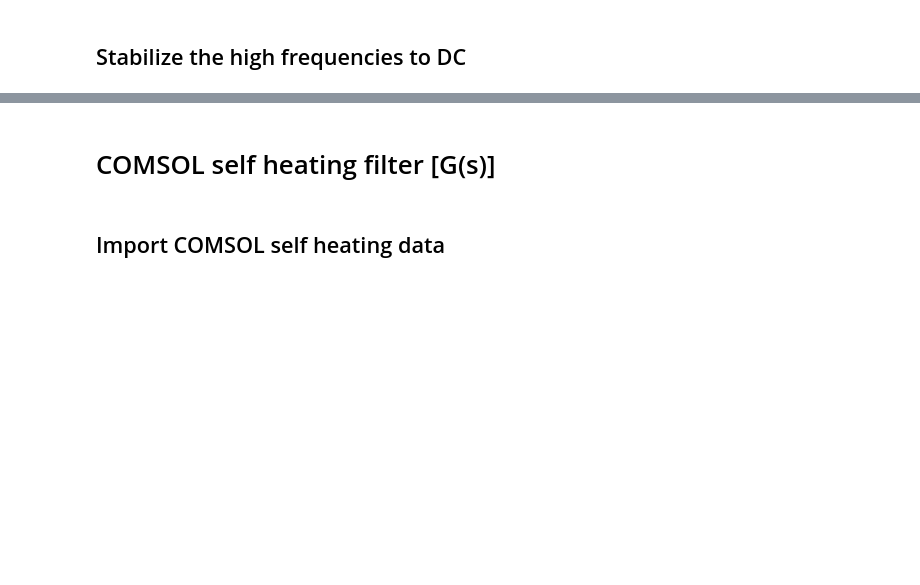
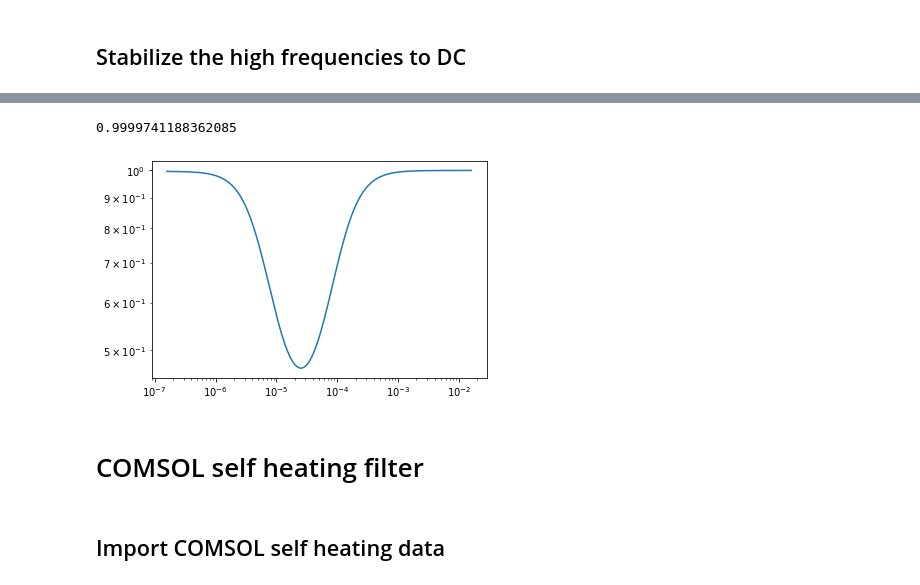
Before and after one commit to dancvan/IRHF, a Jupyter notebook: code/IRHF_w_self_heating.ipynb, the cells around one changed output, grey strips where cells are left out. Cells and saved outputs as stored; diff of their text form; code cells hidden in the pictures; blank space fills up the shorter version.

```diff
--- a/code/IRHF_w_self_heating.ipynb
+++ b/code/IRHF_w_self_heating.ipynb
@@ -100,5 +106,14 @@ Text(0.5, 0, 'Frequency [Hz]')
+# %%
+freq = np.arange(10e-7,10e-2,1e-7)
+F_4_longer, H_4_longer = signal.freqresp(rh_input_filter,freq)
+plt.loglog(freq/(2*np.pi), abs(H_4_longer), label='Fitted zpk Filter')
+
+max(abs(H_4_longer))
+# %% [output]
+0.9999741188362085
+[figure, added]
 # %% [markdown]
-# COMSOL self heating filter [G(s)]
+# COMSOL self heating filter
 # %% [markdown]
 ## Import COMSOL self heating data
 # %%
```
Also changed, not shown: parts of 35 cells of this notebook.
